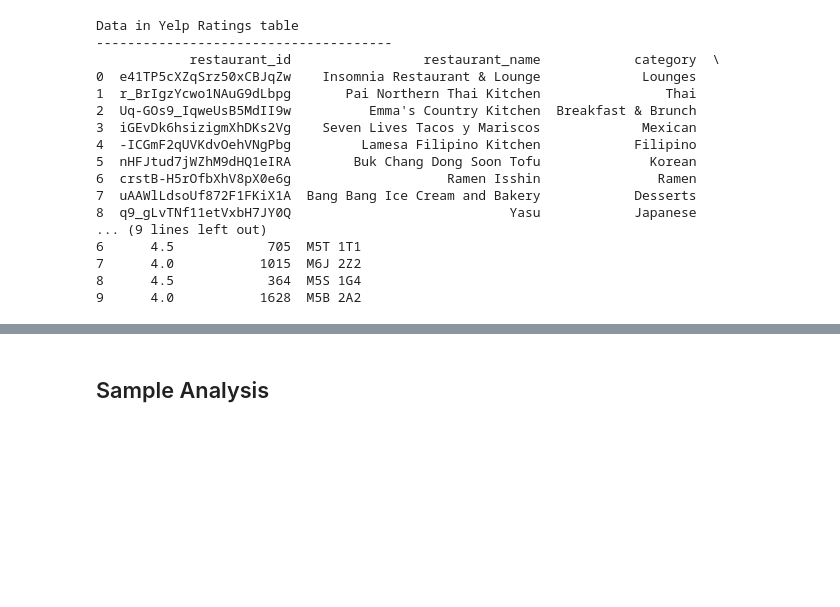
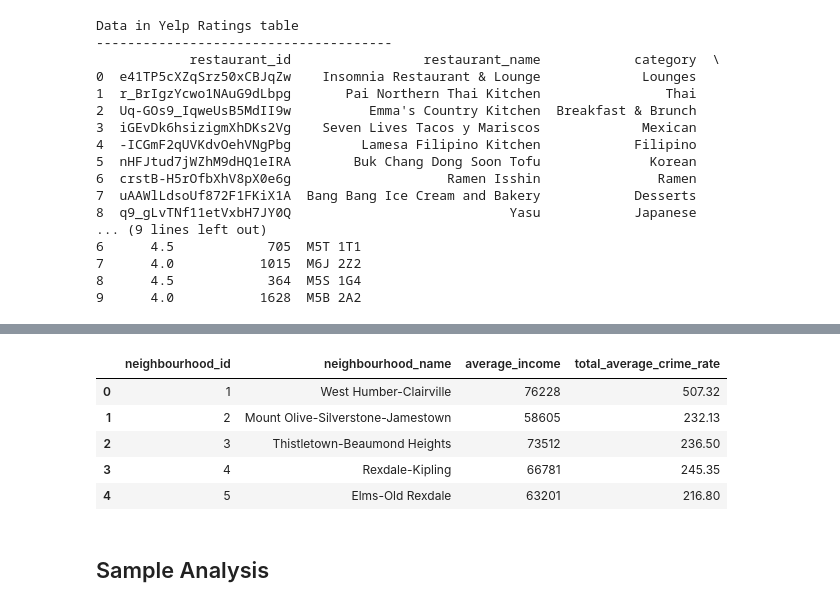
Before and after one commit to saif-gorges/GTA-Restaurant-Location-Analysis, a Jupyter notebook: Load.ipynb, the cells around one changed output, grey strips where cells are left out. Cells and saved outputs as stored; diff of their text form; code cells hidden in the pictures; blank space fills up the shorter version.

Commit message:
added income crime query

```diff
--- a/Load.ipynb
+++ b/Load.ipynb
@@ -360,6 +360,19 @@ restaurant_yelp_joined.head()
 | 2 | Pomarosa Coffee Shop & Kitchen | Cafes | $11-30 | 5.0 | 39 | 66 | danforth |
 | 3 | Wallace Espresso | Cafes | Under $10 | 5.0 | 36 | 93 | dovercourt-wallace emerson-junction |
 | 4 | Viva Shawarma | Mediterranean | Under $10 | 5.0 | 32 | 120 | clairlea-birchmount |
+# %%
+# Join the income table and the crime table and display the head
+income_crime_data = pd.read_sql('select i.neighbourhood_id ,i.neighbourhood_name, i.average_income,\
+c.total_average_crime_rate from income i inner join crime c on i.neighbourhood_id  = c.neighbourhood_id \
+and i.neighbourhood_name = c.neighbourhood_name', conn)
+income_crime_data.head()
+# %% [output]
+|  | neighbourhood_id | neighbourhood_name | average_income | total_average_crime_rate |
+| 0 | 1 | West Humber-Clairville | 76228 | 507.32 |
+| 1 | 2 | Mount Olive-Silverstone-Jamestown | 58605 | 232.13 |
+| 2 | 3 | Thistletown-Beaumond Heights | 73512 | 236.50 |
+| 3 | 4 | Rexdale-Kipling | 66781 | 245.35 |
+| 4 | 5 | Elms-Old Rexdale | 63201 | 216.80 |
 # %% [markdown]
 ## Sample Analysis
 # %%
```
